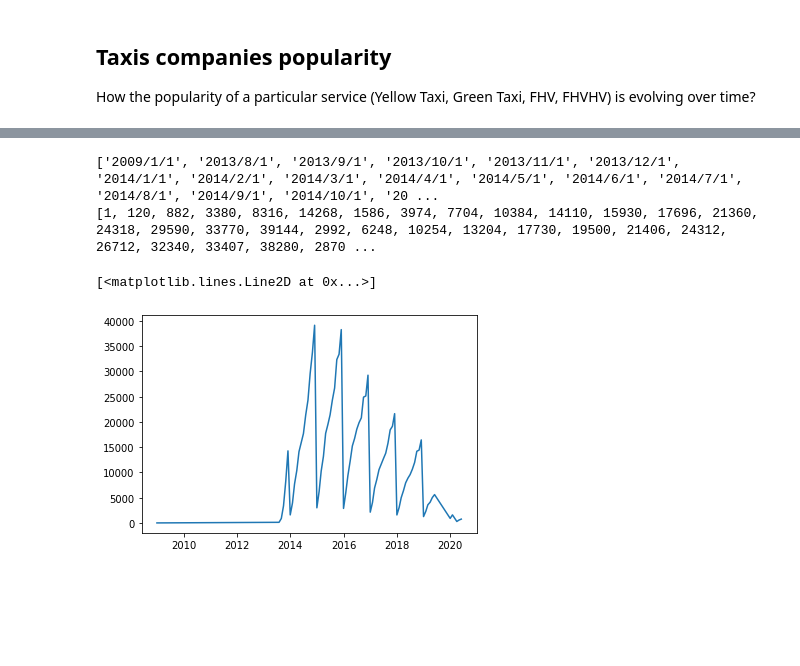
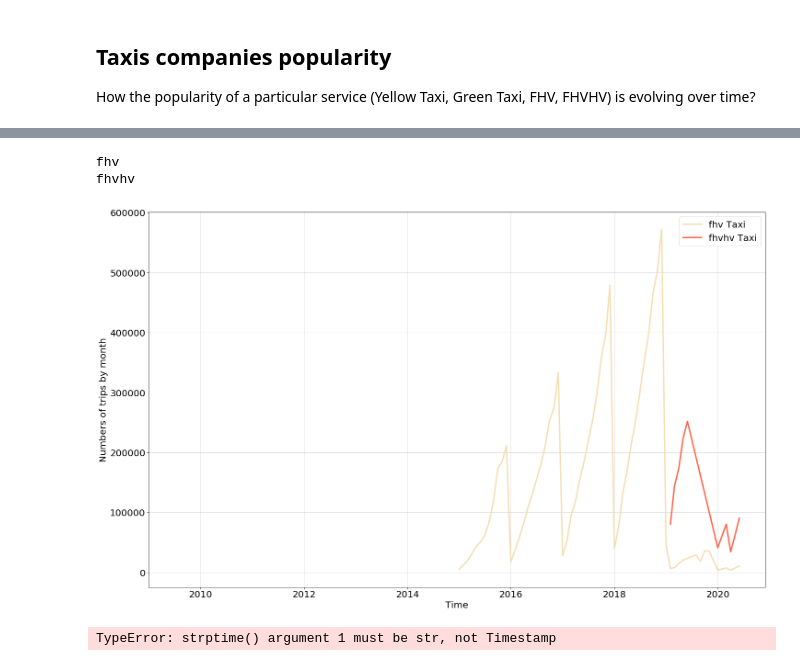
Before and after one commit to MaxDaless/H600-L-Group, a Jupyter notebook: t4_analysis.ipynb, the cells around one changed output, grey strips where cells are left out. Saved outputs shown, nothing was run; the diff lists cells and outputs as text; code cells hidden in the pictures; blank space fills up the shorter version.

Commit message:
final plot Q1

```diff
--- a/t4_analysis.ipynb
+++ b/t4_analysis.ipynb
@@ -139,19 +150,46 @@ print(month_list)
-# %%
-time = []
-summing = []
-for y in range(0,len(month_list)) :
-    for m in range(len(month_list[y])) :
-        timing = str(list_year[y])+"/"+str(month_list[y][m])+"/1"
-        time.append(timing)
-        summing.append(var[y][m])
-
-print(time)
-dating = pd.to_datetime(time, infer_datetime_format=True)
-
-print(summing)
-plt.plot(dating,summing)
-# %% [output]
-['2009/1/1', '2013/8/1', '2013/9/1', '2013/10/1', '2013/11/1', '2013/12/1', '2014/1/1', '2014/2/1', '2014/3/1', '2014/4/1', '2014/5/1', '2014/6/1', '2014/7/1', '2014/8/1', '2014/9/1', '2014/10/1', '20 ...
-[1, 120, 882, 3380, 8316, 14268, 1586, 3974, 7704, 10384, 14110, 15930, 17696, 21360, 24318, 29590, 33770, 39144, 2992, 6248, 10254, 13204, 17730, 19500, 21406, 24312, 26712, 32340, 33407, 38280, 2870 ...
-[<matplotlib.lines.Line2D at 0x...>]
-[figure, removed]
+# %%
+list_taxi = ["fhv", "fhvhv"]#, "green", "fhv", "fhvhv"]
+time = {}
+summing = {}
+dating = {}
+for taxi_brand in list_taxi :
+    print(taxi_brand)
+    time[taxi_brand] = []
+    summing[taxi_brand] = []
+    dating[taxi_brand] = []
+    for y in range(0,len(month_list[taxi_brand])) :
+        for m in range(len(month_list[taxi_brand][y])) :
+            timing = str(list_year[taxi_brand][y])+"/"+str(month_list[taxi_brand][y][m])+"/1"
+            time[taxi_brand].append(timing)
+            summing[taxi_brand].append(var[taxi_brand][y][m])
+    dating[taxi_brand] = pd.to_datetime(time[taxi_brand], infer_datetime_format=True)
+#print(summing[taxi_brand])
+
+overlap = {name for name in mcolors.CSS4_COLORS if "xkcd:" + name in mcolors.XKCD_COLORS}
+
+rng = pd.date_range('2008-12-15', periods=12*12, freq='m')
+xmin = rng[0]
+xmax = rng[-1]
+i = 0
+fig = plt.subplots(1,figsize=(24,15))
+for taxi_brand in list_taxi :
+    i = i+3
+    colors = (sorted(overlap,reverse=True))[i]
+    plt.plot(dating[taxi_brand],summing[taxi_brand],color=colors,label='%s Taxi' %(taxi_brand),lw=3) # Line not visible, only to show values
+    plt.xlim(xmin,xmax,1)
+    #plt.ylim(vmin1,vmax1)
+    plt.xlabel("Time", fontsize=20)
+    plt.ylabel("Numbers of trips by month", fontsize=20)
+    plt.tick_params(axis='y',labelsize=20)
+    plt.tick_params(axis='x',labelsize=20)
+    plt.grid(alpha=0.5)
+    plt.legend(fontsize=20)
+#plt.plot(dating,summing[taxi_brand])
+# %% [output]
+fhv
+fhvhv
+[figure, added]
+# %%
+datess = [datetime.strptime(d,'%Y-%m-%d').date() for d in rng]
+# %% [output]
+TypeError: strptime() argument 1 must be str, not Timestamp
```
Also changed, not shown: parts of 3 cells of this notebook.
